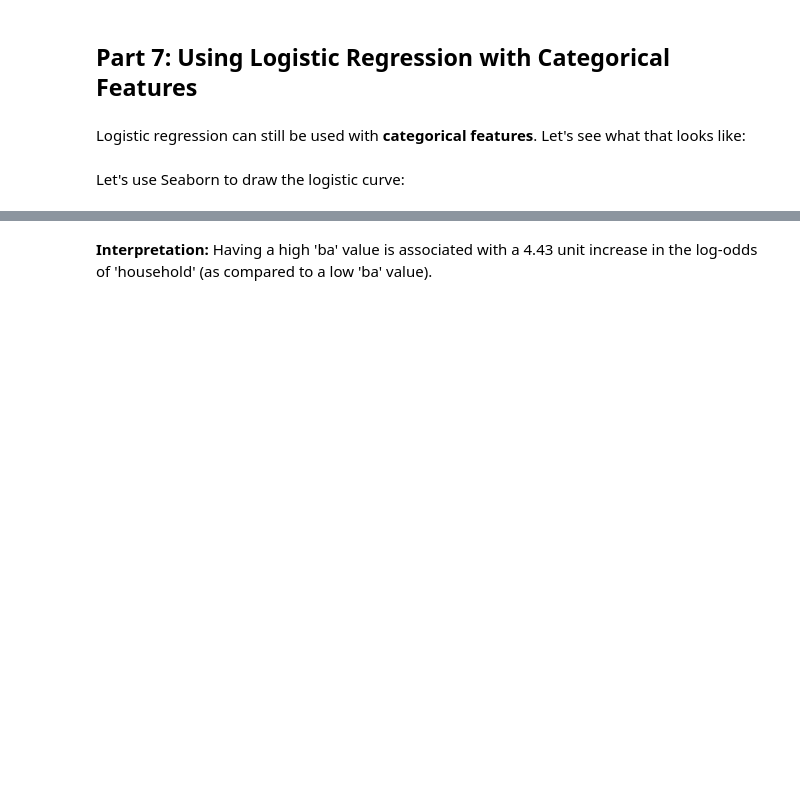
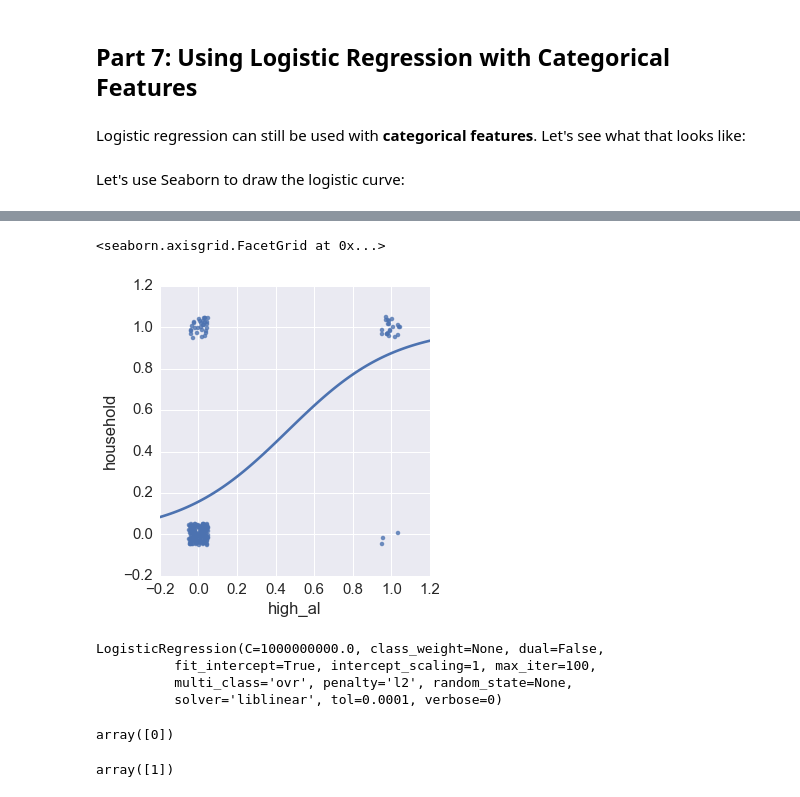
Before and after one commit to JamesByers/GA-SEA-DAT1, a Jupyter notebook: notebooks/12_logistic_regression.ipynb, the cells around one changed output, grey strips where cells are left out. Cells and saved outputs as stored; diff of their text form; code cells hidden in the pictures; blank space fills up the shorter version.

```diff
--- a/notebooks/12_logistic_regression.ipynb
+++ b/notebooks/12_logistic_regression.ipynb
@@ -412,9 +336,17 @@ sns.lmplot(x='high_ba', y='household', data=glass, ci=None, logistic=True)
 # %%
 # categorical feature, with jitter added
-sns.lmplot(x='high_ba', y='household', data=glass, ci=None, logistic=True, x_jitter=0.05, y_jitter=0.05)
+sns.lmplot(x='high_al', y='household', data=glass, ci=None, logistic=True, x_jitter=0.05, y_jitter=0.05)
+# %% [output]
+<seaborn.axisgrid.FacetGrid at 0x...>
+[figure, added]
 # %%
 # fit a logistic regression model
-feature_cols = ['high_ba']
+feature_cols = ['high_al']
 X = glass[feature_cols]
 y = glass.household
 logreg.fit(X, y)
+# %% [output]
+LogisticRegression(C=1000000000.0, class_weight=None, dual=False,
+          fit_intercept=True, intercept_scaling=1, max_iter=100,
+          multi_class='ovr', penalty='l2', random_state=None,
+          solver='liblinear', tol=0.0001, verbose=0)
@@ -424,5 +353,11 @@ zip(feature_cols, logreg.coef_[0])
-# %% [markdown]
-**Interpretation:** Having a high 'ba' value is associated with a 4.43 unit increase in the log-odds of 'household' (as compared to a low 'ba' value).
+# %%
+logreg.predict(.2)
+# %% [output]
+array([0])
+# %%
+logreg.predict(.6)
+# %% [output]
+array([1])
 # %% [markdown]
 ## Part 8: Comparing Logistic Regression with Other Models
 
```
Also changed, not shown: parts of 36 cells of this notebook, 1 other file.
